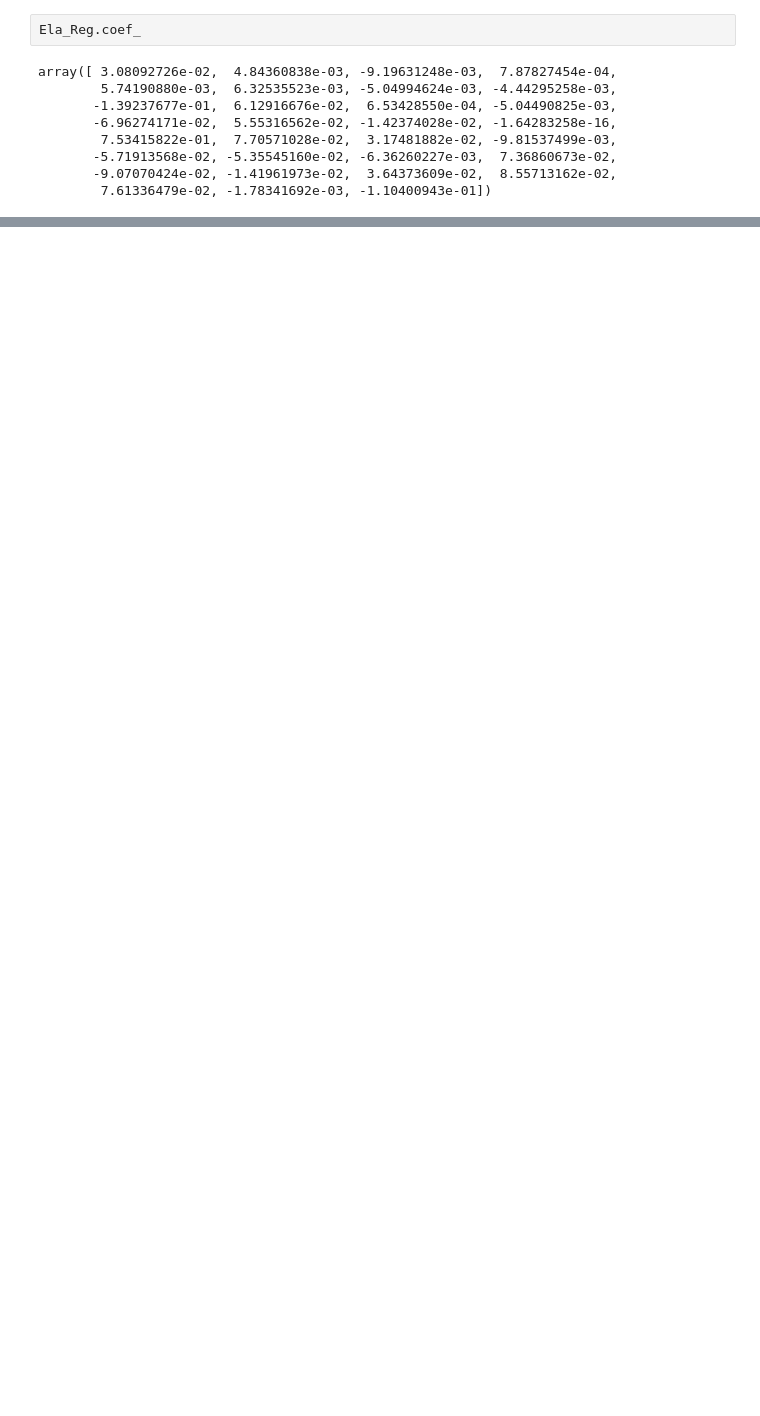
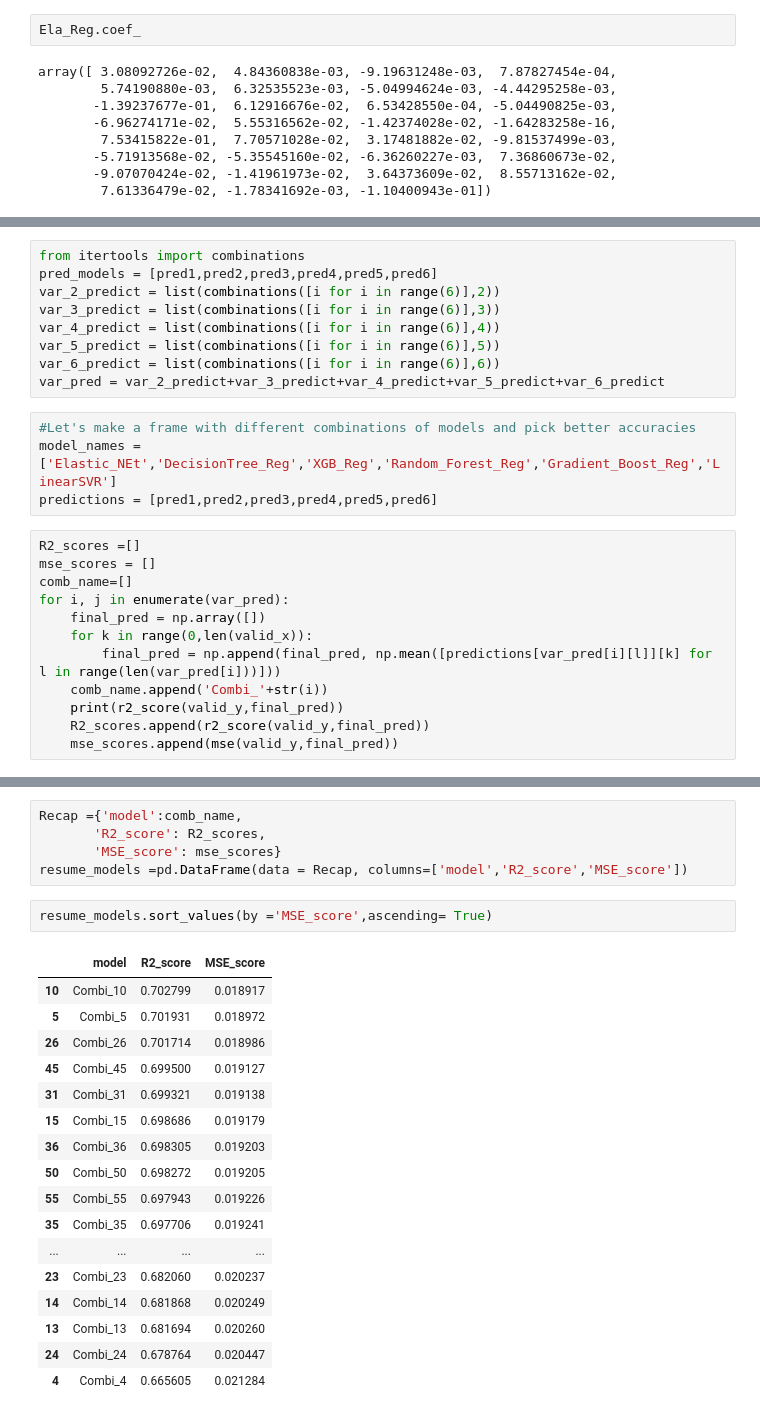
Before and after one commit to DATaxelBase/DATaxelBase, a Jupyter notebook: Project_1/Trip_Duration_Prediction_Modeling.ipynb, the cells around one changed output, grey strips where cells are left out. Drawn from its saved outputs; the diff is of its cells as text; blank space fills up the shorter version.

Commit message:
Update of project_1(Finalization)

```diff
--- a/Project_1/Trip_Duration_Prediction_Modeling.ipynb
+++ b/Project_1/Trip_Duration_Prediction_Modeling.ipynb
@@ -729,0 +948,25 @@ MSE for model:  0.019907802428677613
+# %%
+from itertools import combinations
+pred_models = [pred1,pred2,pred3,pred4,pred5,pred6]
+var_2_predict = list(combinations([i for i in range(6)],2))
+var_3_predict = list(combinations([i for i in range(6)],3))
+var_4_predict = list(combinations([i for i in range(6)],4))
+var_5_predict = list(combinations([i for i in range(6)],5))
+var_6_predict = list(combinations([i for i in range(6)],6))
+var_pred = var_2_predict+var_3_predict+var_4_predict+var_5_predict+var_6_predict
+# %%
+#Let's make a frame with different combinations of models and pick better accuracies
+model_names = ['Elastic_NEt','DecisionTree_Reg','XGB_Reg','Random_Forest_Reg','Gradient_Boost_Reg','LinearSVR']
+predictions = [pred1,pred2,pred3,pred4,pred5,pred6]
+# %%
+R2_scores =[]
+mse_scores = []
+comb_name=[]
+for i, j in enumerate(var_pred):
+    final_pred = np.array([])
+    for k in range(0,len(valid_x)):
+        final_pred = np.append(final_pred, np.mean([predictions[var_pred[i][l]][k] for l in range(len(var_pred[i]))]))
+    comb_name.append('Combi_'+str(i))
+    print(r2_score(valid_y,final_pred))
+    R2_scores.append(r2_score(valid_y,final_pred))
+    mse_scores.append(mse(valid_y,final_pred))
@@ -729,0 +991,25 @@ MSE for model:  0.019907802428677613
+# %%
+Recap ={'model':comb_name,
+       'R2_score': R2_scores,
+       'MSE_score': mse_scores}
+resume_models =pd.DataFrame(data = Recap, columns=['model','R2_score','MSE_score'])
+# %%
+resume_models.sort_values(by ='MSE_score',ascending= True)
+# %% [output]
+|  | model | R2_score | MSE_score |
+| 10 | Combi_10 | 0.702799 | 0.018917 |
+| 5 | Combi_5 | 0.701931 | 0.018972 |
+| 26 | Combi_26 | 0.701714 | 0.018986 |
+| 45 | Combi_45 | 0.699500 | 0.019127 |
+| 31 | Combi_31 | 0.699321 | 0.019138 |
+| 15 | Combi_15 | 0.698686 | 0.019179 |
+| 36 | Combi_36 | 0.698305 | 0.019203 |
+| 50 | Combi_50 | 0.698272 | 0.019205 |
+| 55 | Combi_55 | 0.697943 | 0.019226 |
+| 35 | Combi_35 | 0.697706 | 0.019241 |
+| ... | ... | ... | ... |
+| 23 | Combi_23 | 0.682060 | 0.020237 |
+| 14 | Combi_14 | 0.681868 | 0.020249 |
+| 13 | Combi_13 | 0.681694 | 0.020260 |
+| 24 | Combi_24 | 0.678764 | 0.020447 |
+| 4 | Combi_4 | 0.665605 | 0.021284 |
```
Also changed, not shown: parts of 83 cells of this notebook, 6 other files.
